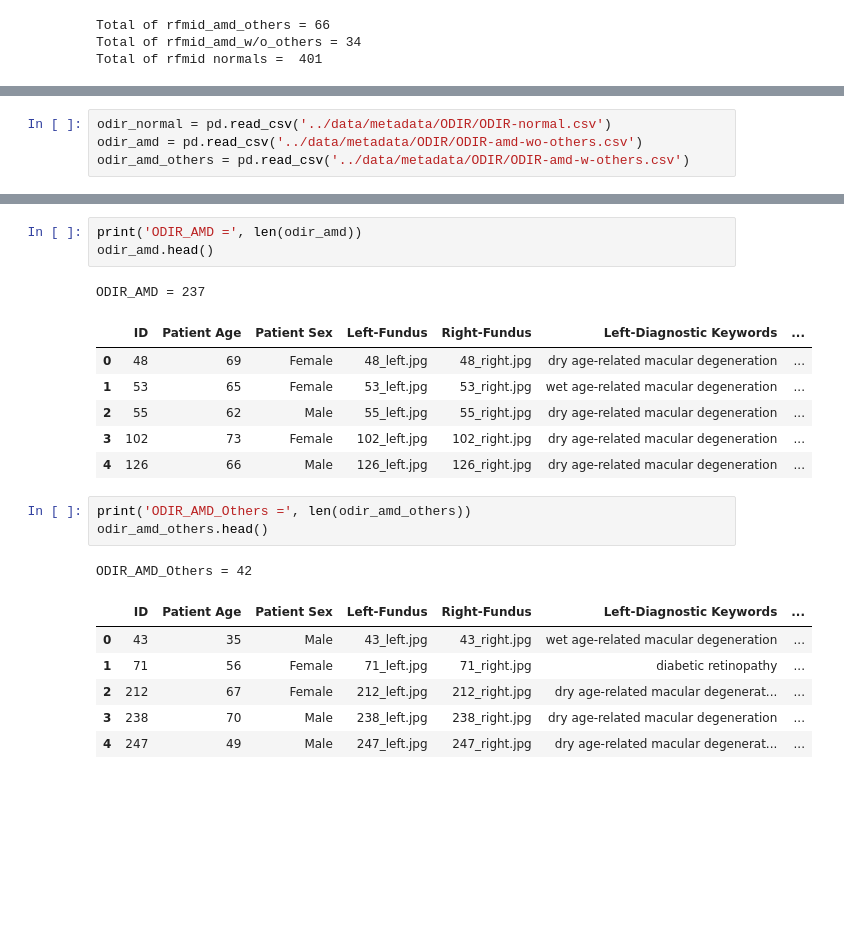
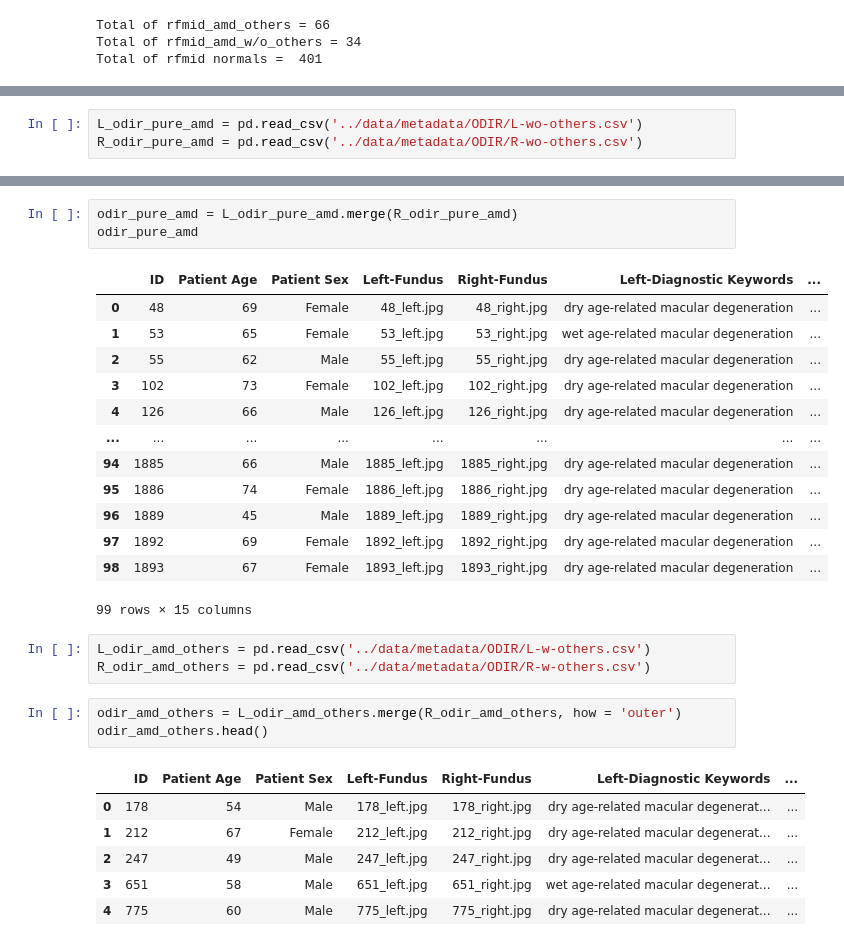
Before and after one commit to rjPajaro/dip-dl-project, a Jupyter notebook: preprocessing/img-metadata-cleaning.ipynb, the cells around one changed output, grey strips where cells are left out. Drawn from its saved outputs; the diff is of its cells as text; blank space fills up the shorter version.

Commit message:
Froi (#6)
* data augmentation

questionable numbering

* data filtering

Co-authored-by: Froilan Divina <froilan.divina@juan.tax>

```diff
--- a/preprocessing/img-metadata-cleaning.ipynb
+++ b/preprocessing/img-metadata-cleaning.ipynb
@@ -81,4 +86,3 @@ Total of rfmid normals =  401
 # %%
-odir_normal = pd.read_csv('../data/metadata/ODIR/ODIR-normal.csv')
-odir_amd = pd.read_csv('../data/metadata/ODIR/ODIR-amd-wo-others.csv')
-odir_amd_others = pd.read_csv('../data/metadata/ODIR/ODIR-amd-w-others.csv')
+L_odir_pure_amd = pd.read_csv('../data/metadata/ODIR/L-wo-others.csv')
+R_odir_pure_amd = pd.read_csv('../data/metadata/ODIR/R-wo-others.csv')
@@ -96,22 +89,30 @@ ODIR_Normal = 1001
-# %%
-print('ODIR_AMD =', len(odir_amd))
-odir_amd.head()
-# %% [output]
-ODIR_AMD = 237
-|  | ID | Patient Age | Patient Sex | Left-Fundus | Right-Fundus | Left-Diagnostic Keywords | ... |
-| 0 | 48 | 69 | Female | 48_left.jpg | 48_right.jpg | dry age-related macular degeneration | ... |
-| 1 | 53 | 65 | Female | 53_left.jpg | 53_right.jpg | wet age-related macular degeneration | ... |
-| 2 | 55 | 62 | Male | 55_left.jpg | 55_right.jpg | dry age-related macular degeneration | ... |
-| 3 | 102 | 73 | Female | 102_left.jpg | 102_right.jpg | dry age-related macular degeneration | ... |
-| 4 | 126 | 66 | Male | 126_left.jpg | 126_right.jpg | dry age-related macular degeneration | ... |
-# %%
-print('ODIR_AMD_Others =', len(odir_amd_others))
-odir_amd_others.head()
-# %% [output]
-ODIR_AMD_Others = 42
-|  | ID | Patient Age | Patient Sex | Left-Fundus | Right-Fundus | Left-Diagnostic Keywords | ... |
-| 0 | 43 | 35 | Male | 43_left.jpg | 43_right.jpg | wet age-related macular degeneration | ... |
-| 1 | 71 | 56 | Female | 71_left.jpg | 71_right.jpg | diabetic retinopathy | ... |
-| 2 | 212 | 67 | Female | 212_left.jpg | 212_right.jpg | dry age-related macular degenerat... | ... |
-| 3 | 238 | 70 | Male | 238_left.jpg | 238_right.jpg | dry age-related macular degeneration | ... |
-| 4 | 247 | 49 | Male | 247_left.jpg | 247_right.jpg | dry age-related macular degenerat... | ... |
+# %%
+odir_pure_amd = L_odir_pure_amd.merge(R_odir_pure_amd)
+odir_pure_amd
+# %% [output]
+|  | ID | Patient Age | Patient Sex | Left-Fundus | Right-Fundus | Left-Diagnostic Keywords | ... |
+| 0 | 48 | 69 | Female | 48_left.jpg | 48_right.jpg | dry age-related macular degeneration | ... |
+| 1 | 53 | 65 | Female | 53_left.jpg | 53_right.jpg | wet age-related macular degeneration | ... |
+| 2 | 55 | 62 | Male | 55_left.jpg | 55_right.jpg | dry age-related macular degeneration | ... |
+| 3 | 102 | 73 | Female | 102_left.jpg | 102_right.jpg | dry age-related macular degeneration | ... |
+| 4 | 126 | 66 | Male | 126_left.jpg | 126_right.jpg | dry age-related macular degeneration | ... |
+| ... | ... | ... | ... | ... | ... | ... | ... |
+| 94 | 1885 | 66 | Male | 1885_left.jpg | 1885_right.jpg | dry age-related macular degeneration | ... |
+| 95 | 1886 | 74 | Female | 1886_left.jpg | 1886_right.jpg | dry age-related macular degeneration | ... |
+| 96 | 1889 | 45 | Male | 1889_left.jpg | 1889_right.jpg | dry age-related macular degeneration | ... |
+| 97 | 1892 | 69 | Female | 1892_left.jpg | 1892_right.jpg | dry age-related macular degeneration | ... |
+| 98 | 1893 | 67 | Female | 1893_left.jpg | 1893_right.jpg | dry age-related macular degeneration | ... |
+99 rows × 15 columns
+# %%
+L_odir_amd_others = pd.read_csv('../data/metadata/ODIR/L-w-others.csv')
+R_odir_amd_others = pd.read_csv('../data/metadata/ODIR/R-w-others.csv')
+# %%
+odir_amd_others = L_odir_amd_others.merge(R_odir_amd_others, how = 'outer')
+odir_amd_others.head()
+# %% [output]
+|  | ID | Patient Age | Patient Sex | Left-Fundus | Right-Fundus | Left-Diagnostic Keywords | ... |
+| 0 | 178 | 54 | Male | 178_left.jpg | 178_right.jpg | dry age-related macular degenerat... | ... |
+| 1 | 212 | 67 | Female | 212_left.jpg | 212_right.jpg | dry age-related macular degenerat... | ... |
+| 2 | 247 | 49 | Male | 247_left.jpg | 247_right.jpg | dry age-related macular degenerat... | ... |
+| 3 | 651 | 58 | Male | 651_left.jpg | 651_right.jpg | wet age-related macular degenerat... | ... |
+| 4 | 775 | 60 | Male | 775_left.jpg | 775_right.jpg | dry age-related macular degenerat... | ... |
```
Also changed, not shown: parts of 28 cells of this notebook, 1 other file.
